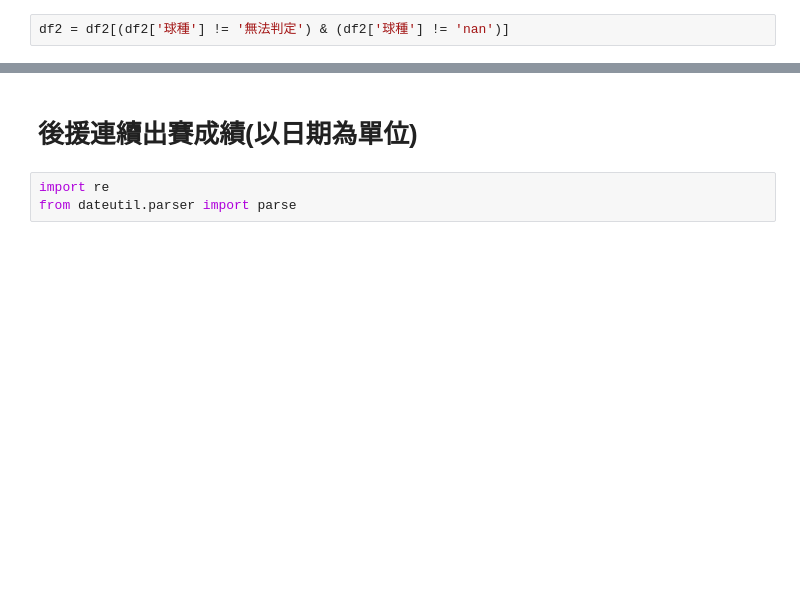
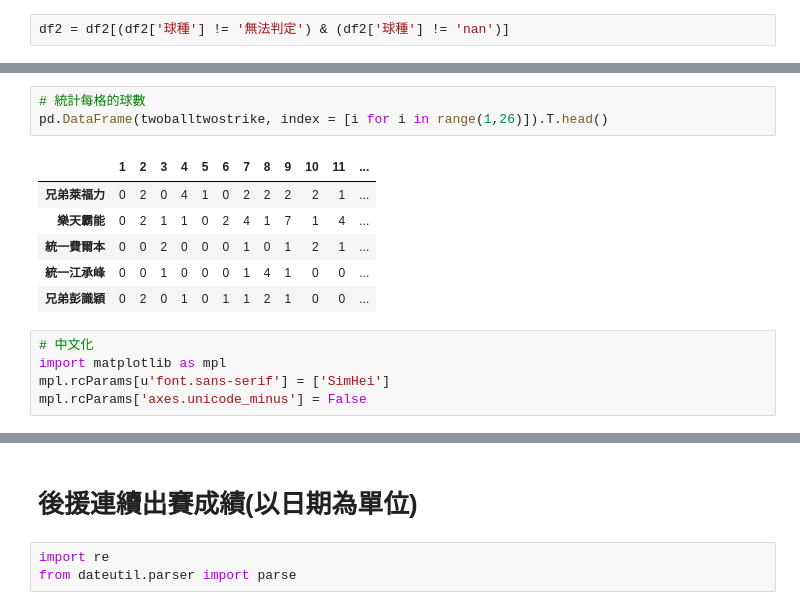
Before and after one commit to weilouis1119/cpbl, a Jupyter notebook: cpbl2020_pitcher.ipynb, the cells around one changed output, grey strips where cells are left out. Cells and saved outputs as stored; diff of their text form; blank space fills up the shorter version.

```diff
--- a/cpbl2020_pitcher.ipynb
+++ b/cpbl2020_pitcher.ipynb
@@ -66,0 +96,15 @@ df2 = df2[(df2['球種'] != '無法判定') & (df2['球種'] != 'nan')]
+# %%
+# 統計每格的球數
+pd.DataFrame(twoballtwostrike, index = [i for i in range(1,26)]).T.head()
+# %% [output]
+|  | 1 | 2 | 3 | 4 | 5 | 6 | 7 | 8 | 9 | 10 | 11 | ... |
+| 兄弟萊福力 | 0 | 2 | 0 | 4 | 1 | 0 | 2 | 2 | 2 | 2 | 1 | ... |
+| 樂天霸能 | 0 | 2 | 1 | 1 | 0 | 2 | 4 | 1 | 7 | 1 | 4 | ... |
+| 統一費爾本 | 0 | 0 | 2 | 0 | 0 | 0 | 1 | 0 | 1 | 2 | 1 | ... |
+| 統一江承峰 | 0 | 0 | 1 | 0 | 0 | 0 | 1 | 4 | 1 | 0 | 0 | ... |
+| 兄弟彭識穎 | 0 | 2 | 0 | 1 | 0 | 1 | 1 | 2 | 1 | 0 | 0 | ... |
+# %%
+# 中文化
+import matplotlib as mpl
+mpl.rcParams[u'font.sans-serif'] = ['SimHei']
+mpl.rcParams['axes.unicode_minus'] = False
```
Also changed, not shown: parts of 8 cells of this notebook.
